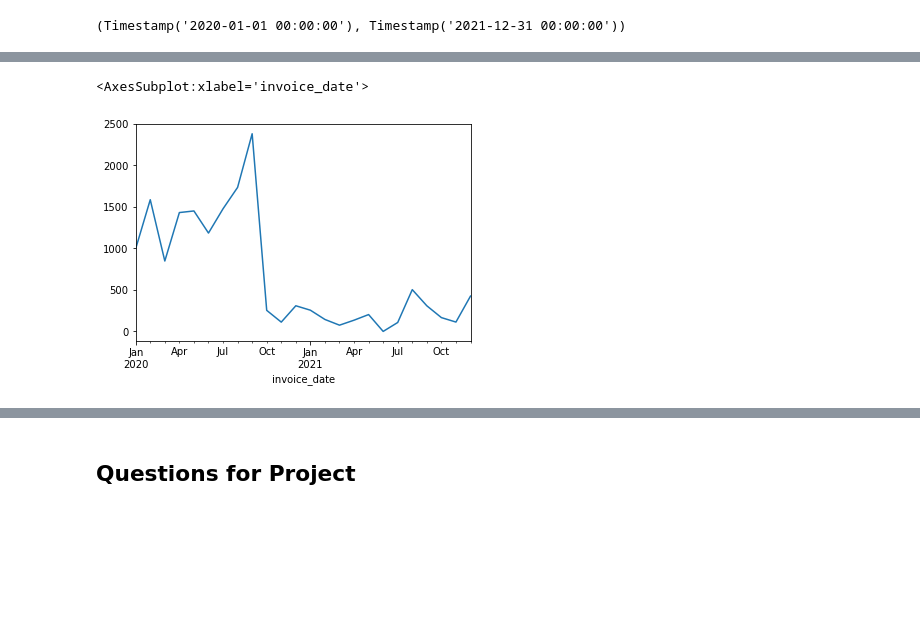
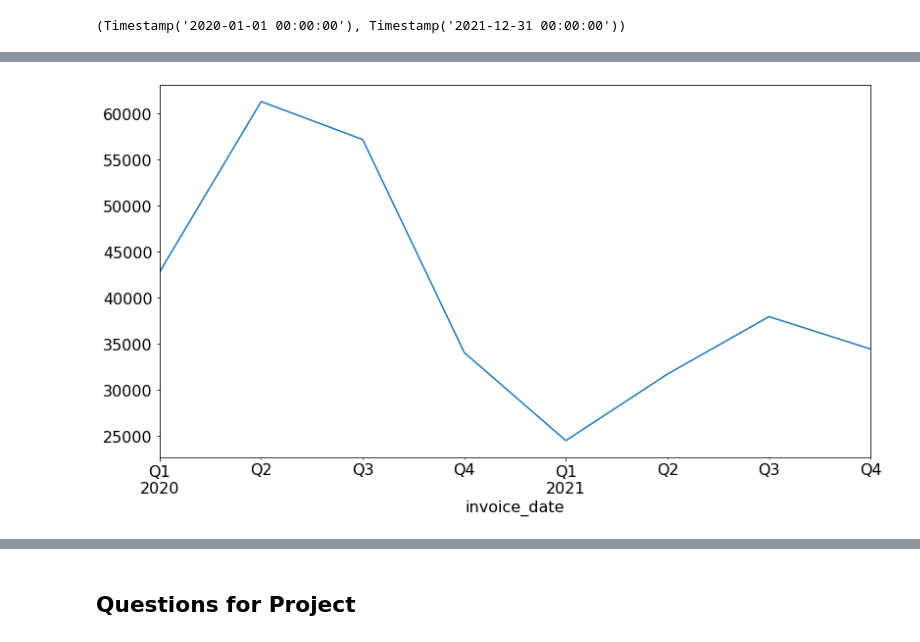
Before and after one commit to allantestaten/adidas_time_series, a Jupyter notebook: explore_time_series.ipynb, the cells around one changed output, grey strips where cells are left out. Cells and saved outputs as stored; diff of their text form; code cells hidden in the pictures; blank space fills up the shorter version.

```diff
--- a/explore_time_series.ipynb
+++ b/explore_time_series.ipynb
@@ -20,11 +20,19 @@ import modeling as m
 import explore as e
 import wrangle as w
 
+from sklearn.metrics import mean_squared_error
+from math import sqrt
+
 import warnings
 warnings.filterwarnings("ignore")
 
+# holt's linear trend model.
+from statsmodels.tsa.api import Holt
+np.random.seed(100)
 
-np.random.seed(100)
+# plt.style.use('seaborn-whitegrid')
+plt.rc('figure', figsize=(13, 7))
+plt.rc('font', size=16)
 # %%
 df = w.get_clean_data()
 # %%
@@ -125,0 +60,11 @@ df
+# %%
+# convert invoice_date column to datetime format
+df.invoice_date = pd.to_datetime(df.invoice_date,infer_datetime_format=True)
+df['quarter']= df['invoice_date'].dt.quarter
+df.set_index('invoice_date', inplace=True)
+#add month, day of week and year as columns to dataframe
+df['month']=df.index.strftime('%B')
+df['day_of_week']= df.index.strftime('%A')
+df['year']= df.index.strftime('%Y')
+df.head()
+#add to data clean file
@@ -195,6 +107,5 @@ Freq: M, Name: operating_profit, dtype: float64
 # %%
-# visualize the minimum operating profit
-df.resample('M').operating_profit.min().plot()
+# visualize the split data by Business Quarters
+quarterly_performance=df.resample('BQ').operating_profit.mean().plot()
 # %% [output]
-<AxesSubplot:xlabel='invoice_date'>
-[figure, old version]
+[figure, new version]
```
Also changed, not shown: parts of 119 cells of this notebook.
